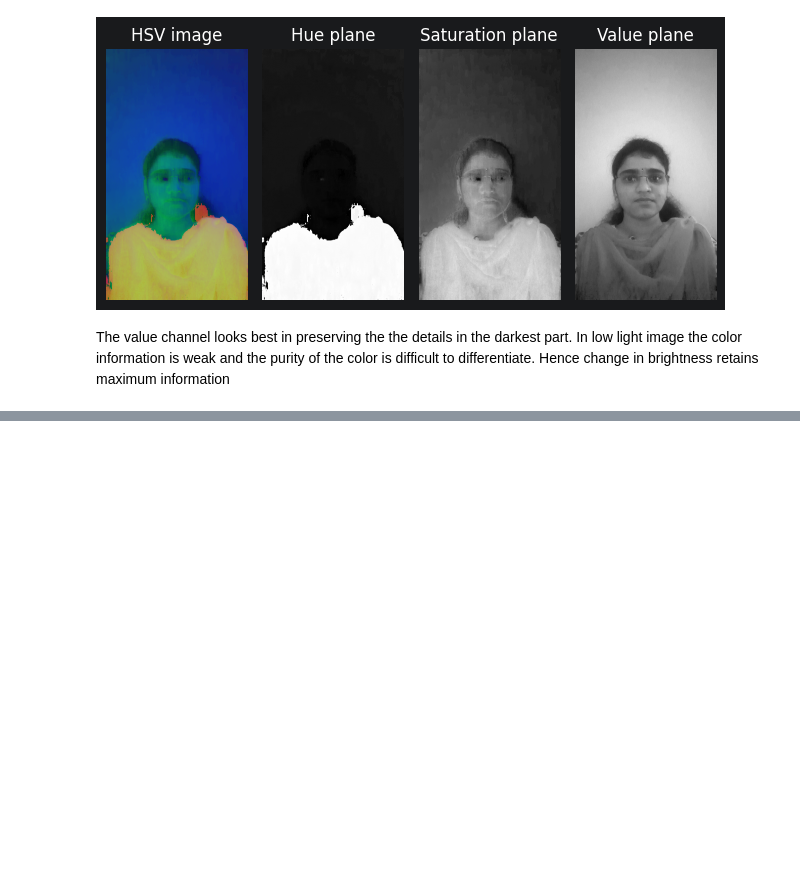
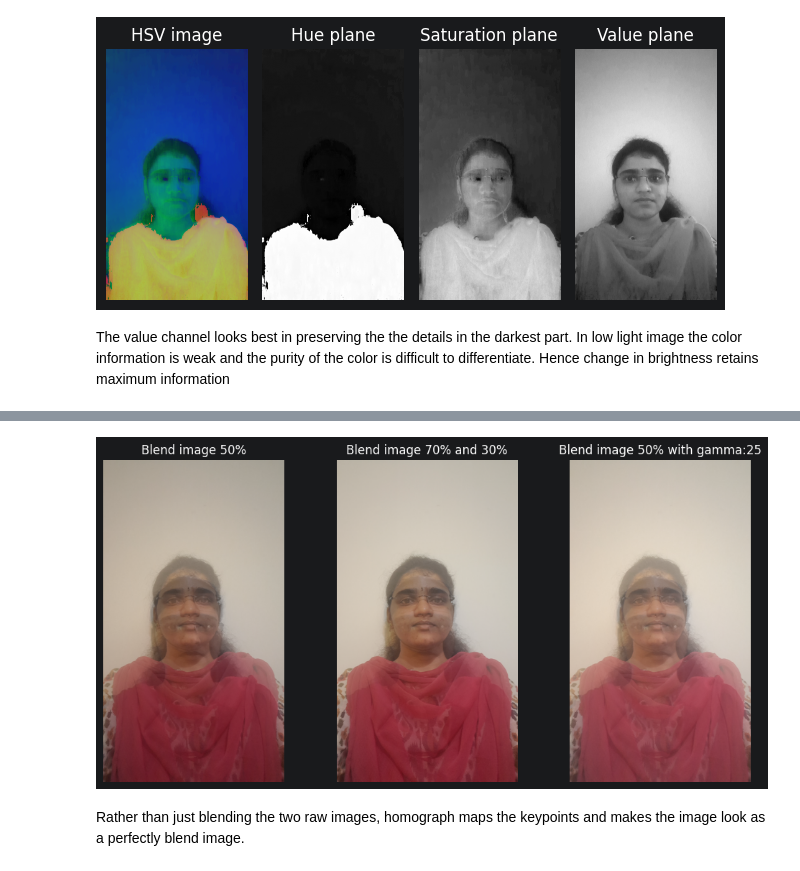
Before and after one commit to MadhuMitaSiva/AI_ML-course, a Jupyter notebook: Week 2/open_cv_madhumita/Opencv_tasks.ipynb, the cells around one changed output, grey strips where cells are left out. Cells and saved outputs as stored; diff of their text form; code cells hidden in the pictures; blank space fills up the shorter version.

```diff
--- a/Week 2/open_cv_madhumita/Opencv_tasks.ipynb
+++ b/Week 2/open_cv_madhumita/Opencv_tasks.ipynb
@@ -75,0 +178,27 @@ The value channel looks best in preserving the the details in the darkest part.
+# %%
+blend1 = cv2.addWeighted(img_bgr_norm,0.5,img_bgr_low,0.5,0)
+blend2 = cv2.addWeighted(img_bgr_norm,0.7,img_bgr_low,0.3,0)
+blend3 = cv2.addWeighted(img_bgr_norm,0.5,img_bgr_low,0.5,25)
+plt.figure(figsize=(10,5))
+
+plt.subplot(1,3,1)
+plt.imshow(cv2.cvtColor(blend1,cv2.COLOR_BGR2RGB))
+plt.title('Blend image 50%')
+plt.axis('off')
+
+plt.subplot(1,3,2)
+plt.imshow(cv2.cvtColor(blend2,cv2.COLOR_BGR2RGB))
+plt.title('Blend image 70% and 30%')
+plt.axis('off')
+
+plt.subplot(1,3,3)
+plt.imshow(cv2.cvtColor(blend3,cv2.COLOR_BGR2RGB))
+plt.title('Blend image 50% with gamma:25')
+plt.axis('off')
+
+plt.tight_layout()
+plt.show()
+# %% [output]
+[figure, added]
+# %% [markdown]
+Rather than just blending the two raw images, homograph maps the keypoints and makes the image look as a perfectly blend image.
```
Also changed, not shown: parts of 11 cells of this notebook.
